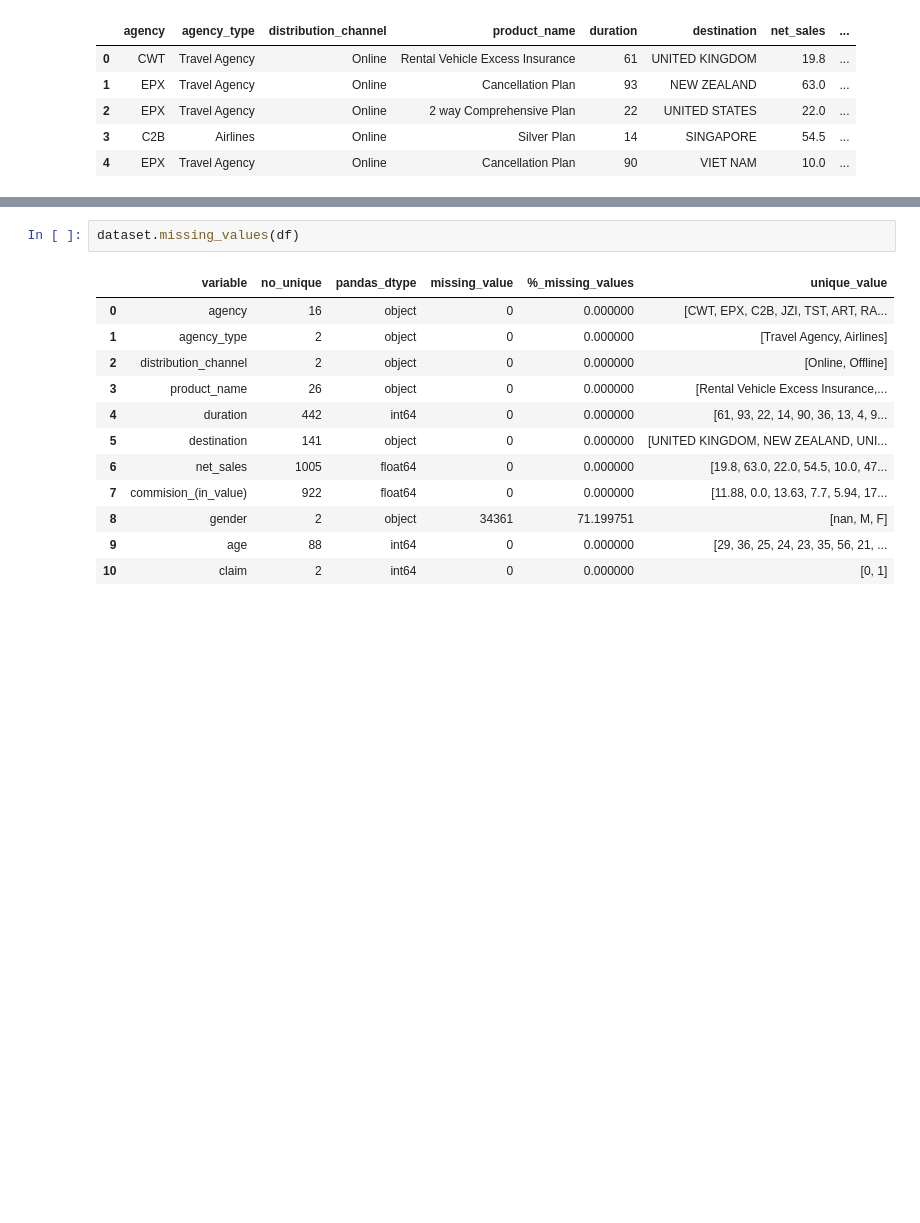
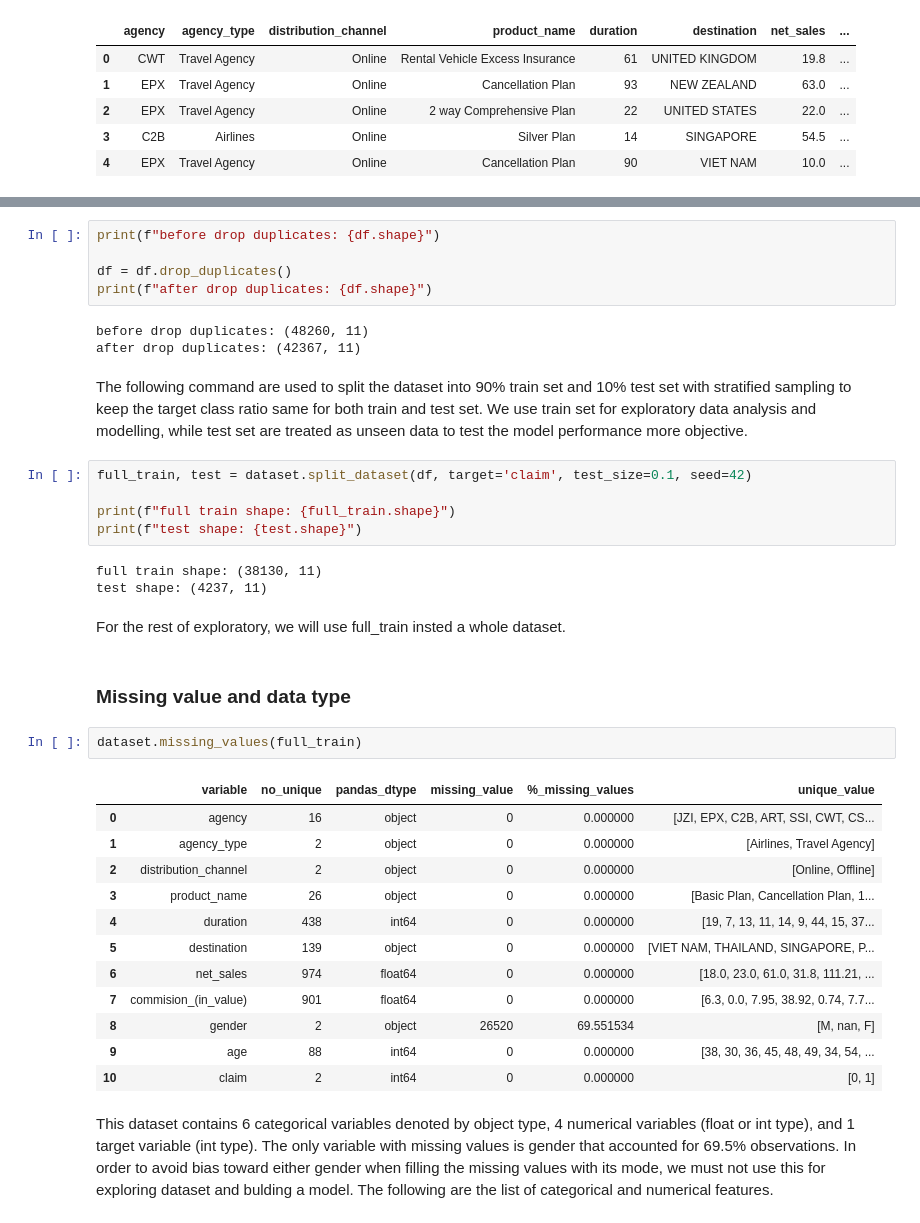
Before and after one commit to irfan-fadhlurrahman/practice-lab, a Jupyter notebook: dphi-ml-bootcamp/travel-insurance-claim/src/notebook.ipynb, the cells around one changed output, grey strips where cells are left out. Drawn from its saved outputs; the diff is of its cells as text; blank space fills up the shorter version.

```diff
--- a/dphi-ml-bootcamp/travel-insurance-claim/src/notebook.ipynb
+++ b/dphi-ml-bootcamp/travel-insurance-claim/src/notebook.ipynb
@@ -24,15 +69,39 @@ display(df.shape, df.head())
+# %%
+print(f"before drop duplicates: {df.shape}")
+
+df = df.drop_duplicates()
+print(f"after drop duplicates: {df.shape}")
+# %% [output]
+before drop duplicates: (48260, 11)
+after drop duplicates: (42367, 11)
+# %% [markdown]
+The following command are used to split the dataset into 90% train set and 10% test set with stratified sampling to keep the target class ratio same for both train and test set. We use train set for exploratory data analysis and modelling, while test set are treated as unseen data to test the model performance more objective.
+# %%
+full_train, test = dataset.split_dataset(df, target='claim', test_size=0.1, seed=42)
+
+print(f"full train shape: {full_train.shape}")
+print(f"test shape: {test.shape}")
+# %% [output]
+full train shape: (38130, 11)
+test shape: (4237, 11)
+# %% [markdown]
+For the rest of exploratory, we will use full_train insted a whole dataset.
+# %% [markdown]
+### Missing value and data type
 # %%
-dataset.missing_values(df)
+dataset.missing_values(full_train)
 # %% [output]
 |  | variable | no_unique | pandas_dtype | missing_value | %_missing_values | unique_value |
-| 0 | agency | 16 | object | 0 | 0.000000 | [CWT, EPX, C2B, JZI, TST, ART, RA... |
-| 1 | agency_type | 2 | object | 0 | 0.000000 | [Travel Agency, Airlines] |
+| 0 | agency | 16 | object | 0 | 0.000000 | [JZI, EPX, C2B, ART, SSI, CWT, CS... |
+| 1 | agency_type | 2 | object | 0 | 0.000000 | [Airlines, Travel Agency] |
 | 2 | distribution_channel | 2 | object | 0 | 0.000000 | [Online, Offline] |
-| 3 | product_name | 26 | object | 0 | 0.000000 | [Rental Vehicle Excess Insurance,... |
-| 4 | duration | 442 | int64 | 0 | 0.000000 | [61, 93, 22, 14, 90, 36, 13, 4, 9... |
-| 5 | destination | 141 | object | 0 | 0.000000 | [UNITED KINGDOM, NEW ZEALAND, UNI... |
-| 6 | net_sales | 1005 | float64 | 0 | 0.000000 | [19.8, 63.0, 22.0, 54.5, 10.0, 47... |
-| 7 | commision_(in_value) | 922 | float64 | 0 | 0.000000 | [11.88, 0.0, 13.63, 7.7, 5.94, 17... |
-| 8 | gender | 2 | object | 34361 | 71.199751 | [nan, M, F] |
-| 9 | age | 88 | int64 | 0 | 0.000000 | [29, 36, 25, 24, 23, 35, 56, 21, ... |
+| 3 | product_name | 26 | object | 0 | 0.000000 | [Basic Plan, Cancellation Plan, 1... |
+| 4 | duration | 438 | int64 | 0 | 0.000000 | [19, 7, 13, 11, 14, 9, 44, 15, 37... |
+| 5 | destination | 139 | object | 0 | 0.000000 | [VIET NAM, THAILAND, SINGAPORE, P... |
+| 6 | net_sales | 974 | float64 | 0 | 0.000000 | [18.0, 23.0, 61.0, 31.8, 111.21, ... |
+| 7 | commision_(in_value) | 901 | float64 | 0 | 0.000000 | [6.3, 0.0, 7.95, 38.92, 0.74, 7.7... |
+| 8 | gender | 2 | object | 26520 | 69.551534 | [M, nan, F] |
+| 9 | age | 88 | int64 | 0 | 0.000000 | [38, 30, 36, 45, 48, 49, 34, 54, ... |
 | 10 | claim | 2 | int64 | 0 | 0.000000 | [0, 1] |
+# %% [markdown]
+This dataset contains 6 categorical variables denoted by object type, 4 numerical variables (float or int type), and 1 target variable (int type). The only variable with missing values is gender that accounted for 69.5% observations. In order to avoid bias toward either gender when filling the missing values with its mode, we must not use this for exploring dataset and bulding a model. The following are the list of categorical and numerical features.
```
Also changed, not shown: parts of 22 cells of this notebook.
